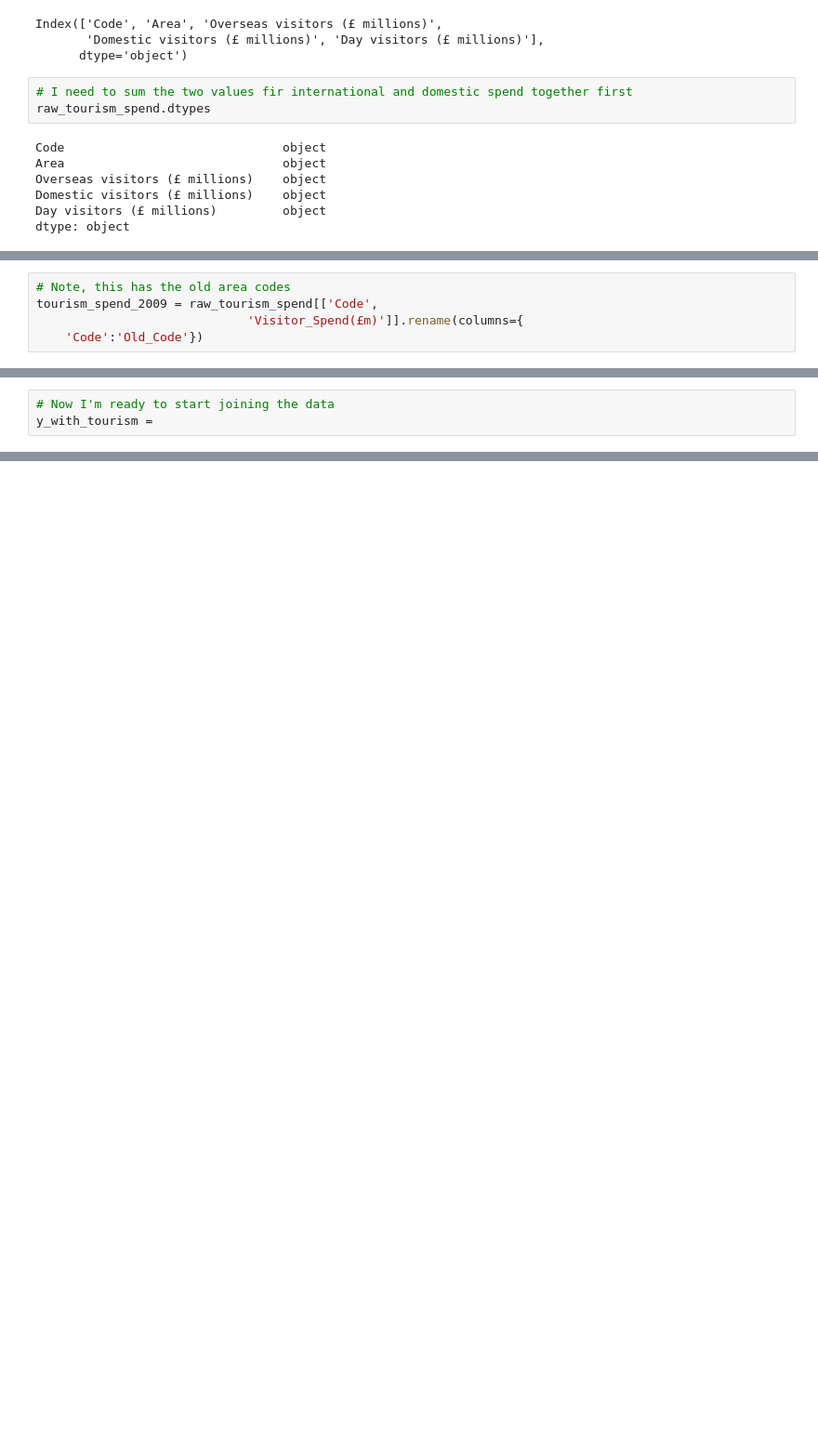
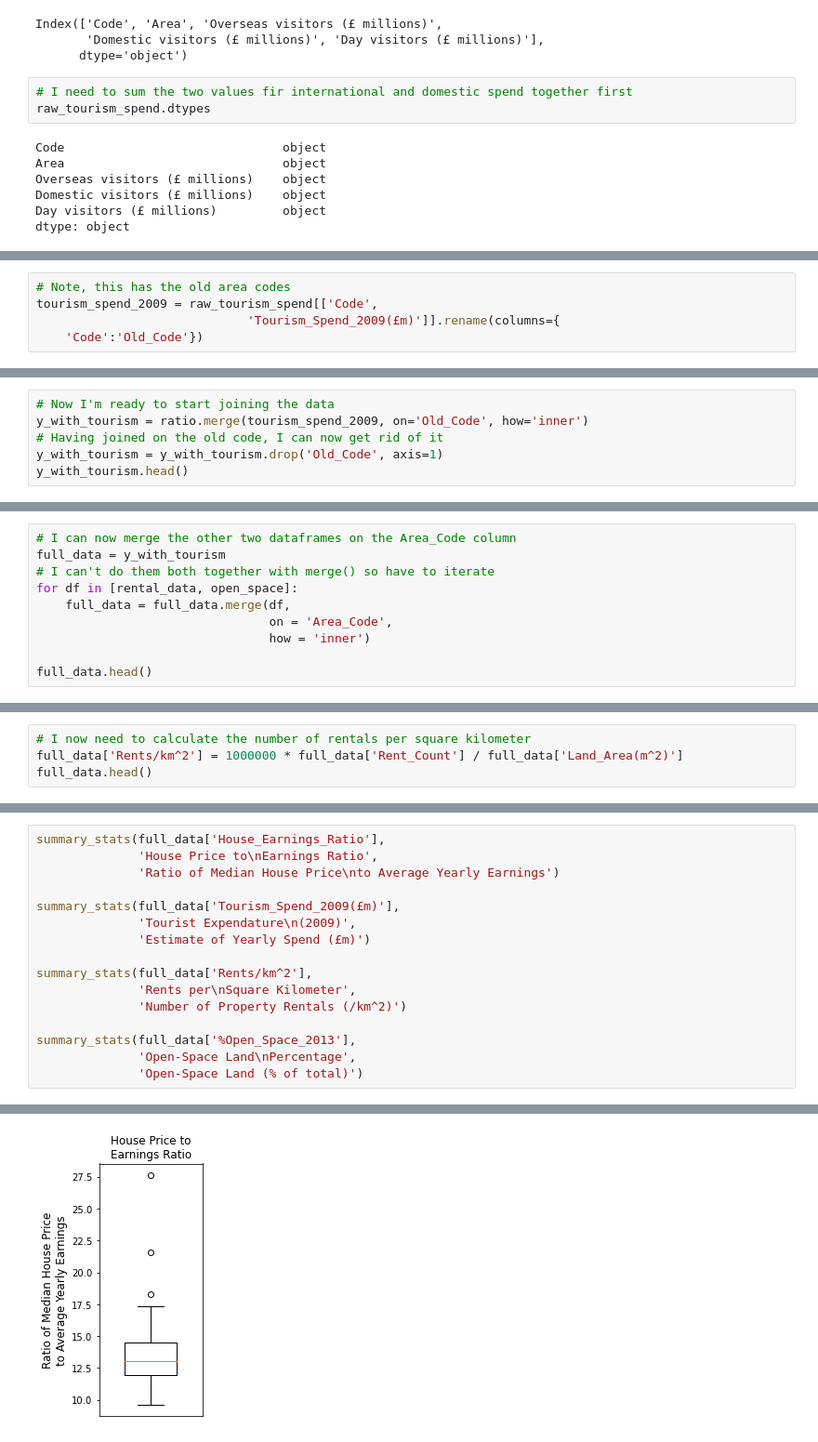
Before and after one commit to MurrayChapman17/QMAssessment3Code, a Jupyter notebook: AssessmentCode.ipynb, the cells around one changed output, grey strips where cells are left out. Shown at 93% size. Drawn from its saved outputs; the diff is of its cells as text; blank space fills up the shorter version.

```diff
--- a/AssessmentCode.ipynb
+++ b/AssessmentCode.ipynb
@@ -197,5 +160,5 @@ dtype: object
 # %%
 # Note, this has the old area codes
 tourism_spend_2009 = raw_tourism_spend[['Code',
-                             'Visitor_Spend(£m)']].rename(columns={
+                             'Tourism_Spend_2009(£m)']].rename(columns={
     'Code':'Old_Code'})
@@ -202,3 +167,6 @@ tourism_spend_2009 = raw_tourism_spend[['Code',
 # %%
 # Now I'm ready to start joining the data
-y_with_tourism =
+y_with_tourism = ratio.merge(tourism_spend_2009, on='Old_Code', how='inner')
+# Having joined on the old code, I can now get rid of it
+y_with_tourism = y_with_tourism.drop('Old_Code', axis=1)
+y_with_tourism.head()
@@ -204,0 +180,10 @@ y_with_tourism =
+# %%
+# I can now merge the other two dataframes on the Area_Code column
+full_data = y_with_tourism
+# I can't do them both together with merge() so have to iterate
+for df in [rental_data, open_space]:
+    full_data = full_data.merge(df,
+                                on = 'Area_Code',
+                                how = 'inner')
+
+full_data.head()
@@ -204,0 +197,4 @@ y_with_tourism =
+# %%
+# I now need to calculate the number of rentals per square kilometer
+full_data['Rents/km^2'] = 1000000 * full_data['Rent_Count'] / full_data['Land_Area(m^2)']
+full_data.head()
@@ -204,0 +223,17 @@ y_with_tourism =
+# %%
+summary_stats(full_data['House_Earnings_Ratio'],
+              'House Price to\nEarnings Ratio',
+              'Ratio of Median House Price\nto Average Yearly Earnings')
+
+summary_stats(full_data['Tourism_Spend_2009(£m)'],
+              'Tourist Expendature\n(2009)',
+              'Estimate of Yearly Spend (£m)')
+
+summary_stats(full_data['Rents/km^2'],
+              'Rents per\nSquare Kilometer',
+              'Number of Property Rentals (/km^2)')
+
+summary_stats(full_data['%Open_Space_2013'],
+              'Open-Space Land\nPercentage',
+              'Open-Space Land (% of total)')
+# %% [output]
@@ -204,0 +256 @@ y_with_tourism =
+[figure, added]
```
Also changed, not shown: parts of 19 cells of this notebook, 1 other file.
